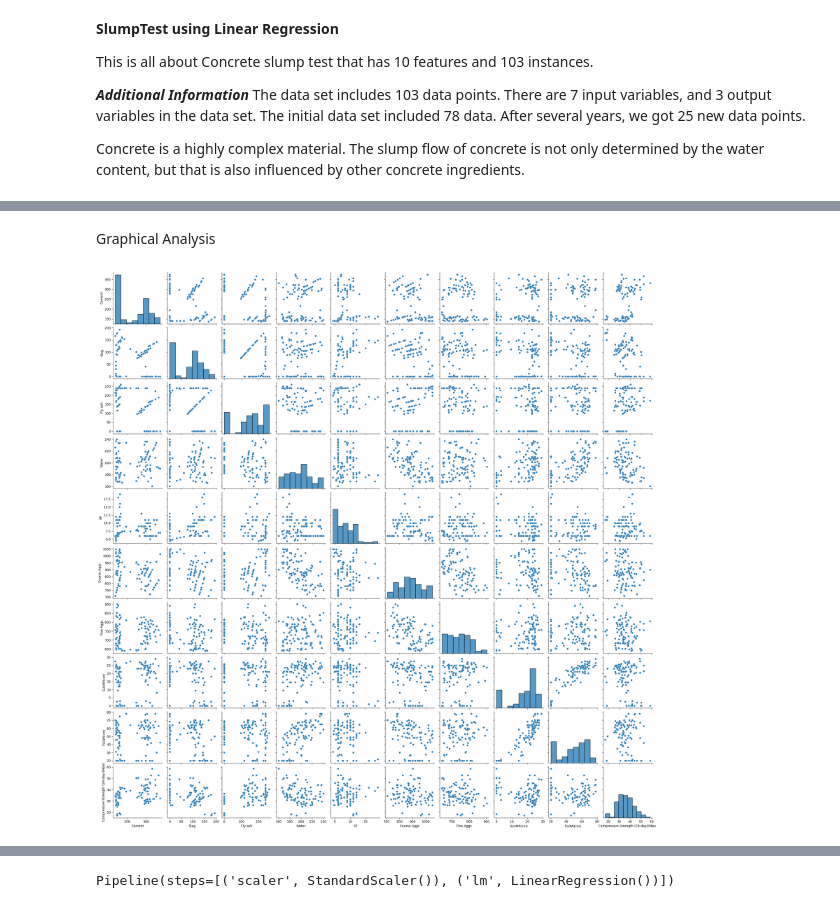
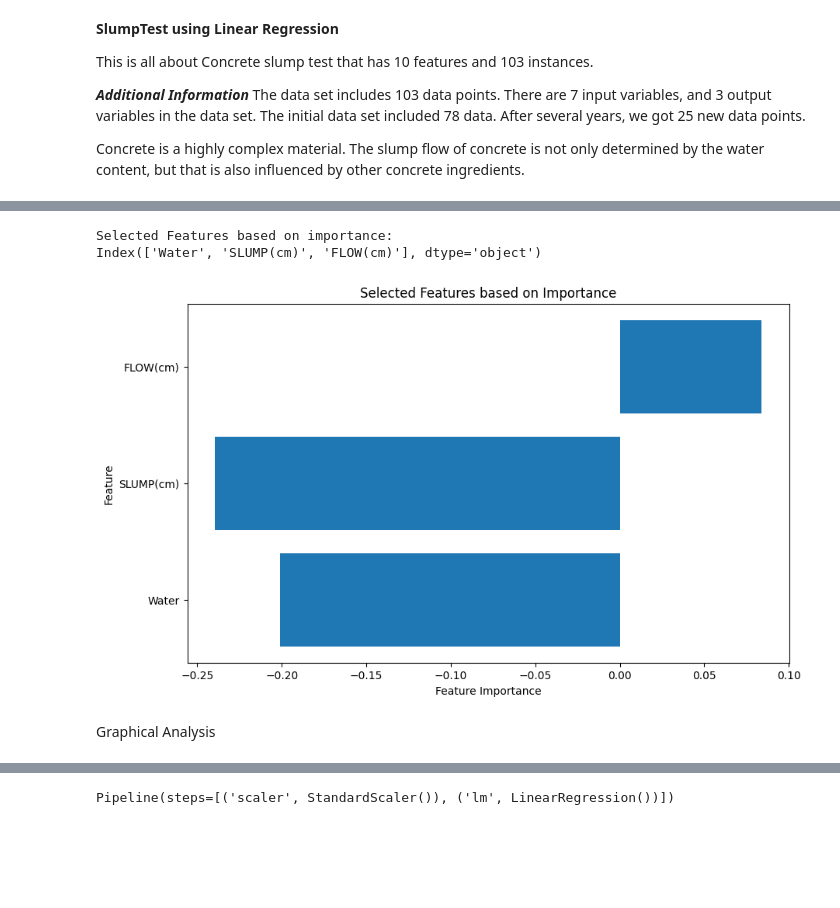
Before and after one commit to kimkat27/LE1_Tripulca_K, a Jupyter notebook: Slump_test.ipynb, the cells around one changed output, grey strips where cells are left out. Cells and saved outputs as stored; diff of their text form; code cells hidden in the pictures; blank space fills up the shorter version.

```diff
--- a/Slump_test.ipynb
+++ b/Slump_test.ipynb
@@ -96,0 +124,42 @@ print (cleaned_dataset)
+# %%
+# Handling multicollinearity by selecting best features based on importance
+
+# Define your regression model (e.g., Linear Regression or Random Forest Regressor)
+model = LinearRegression()
+
+# Fit the model to your data
+model.fit(X_train, y_train)
+
+# Evaluate feature importance (if applicable to the model)
+if hasattr(model, 'coef_'):
+    feature_importance = model.coef_
+else:
+    # For tree-based models, use feature_importances_
+    feature_importance = model.feature_importances_
+
+# Select features based on importance
+selector = SelectFromModel(model, threshold='mean')
+selector.fit(X_train, y_train)
+
+# Get selected feature indices
+selected_feature_indices = selector.get_support(indices=True)
+
+# Get names of selected features
+selected_features = X_train.columns[selected_feature_indices]
+
+# Print selected features
+print("Selected Features based on importance:")
+print(selected_features)
+
+# Plotting selected features based on importance
+plt.figure(figsize=(10, 6))
+plt.barh(range(len(selected_features)), feature_importance[selected_feature_indices], align='center')
+plt.yticks(range(len(selected_features)), selected_features)
+plt.xlabel('Feature Importance')
+plt.ylabel('Feature')
+plt.title('Selected Features based on Importance')
+plt.show()
+# %% [output]
+Selected Features based on importance:
+Index(['Water', 'SLUMP(cm)', 'FLOW(cm)'], dtype='object')
+[figure, added]
@@ -97,9 +170,2 @@ print (cleaned_dataset)
 # %% [markdown]
 Graphical Analysis
-# %%
-# EDA
-# Visualize data distribution and relationships
-sns.pairplot(cleaned_dataset)
-plt.show()
-# %% [output]
-[figure, removed]
```
Also changed, not shown: parts of 24 cells of this notebook.
